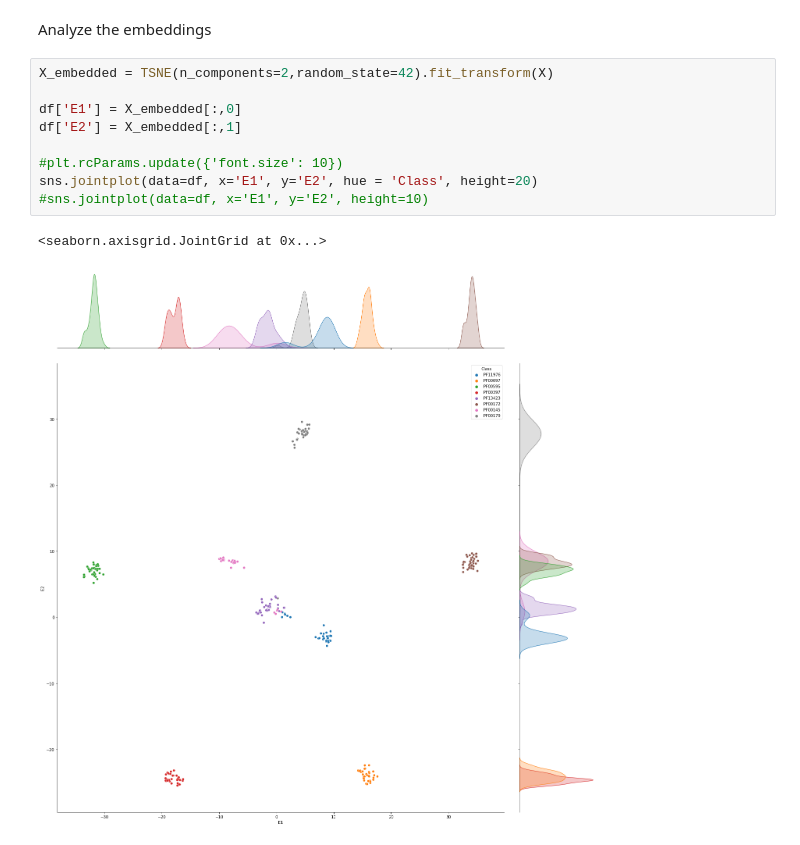
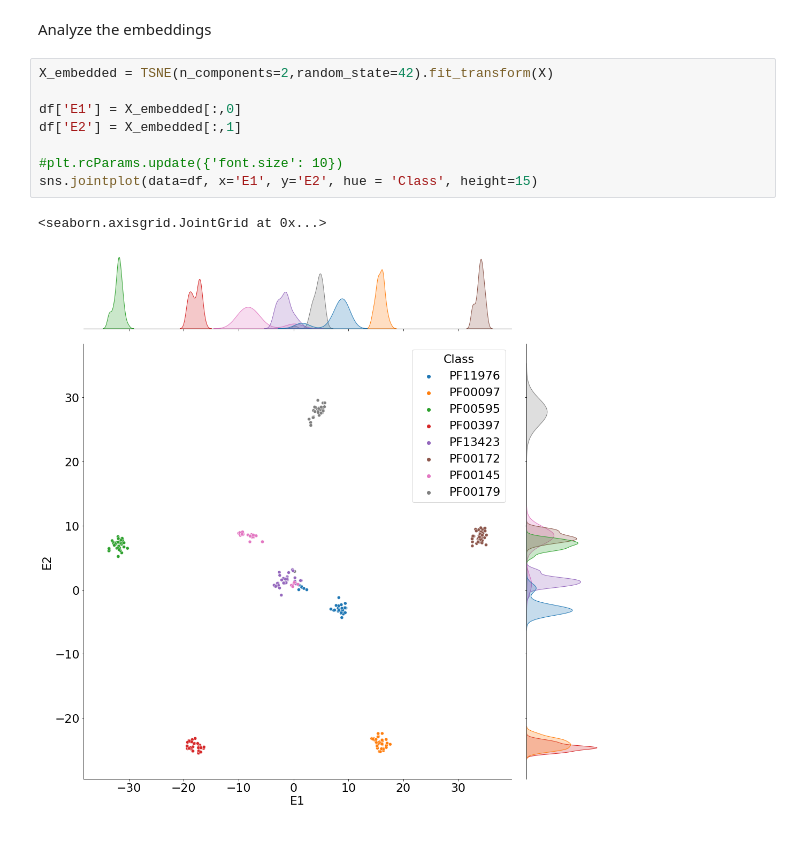
Before and after one commit to elolaine/AI4Biologists, a Jupyter notebook: notebooks/PLM.ipynb, the cells around one changed output. Drawn from its saved outputs; the diff is of its cells as text.

```diff
--- a/notebooks/PLM.ipynb
+++ b/notebooks/PLM.ipynb
@@ -104,15 +144,14 @@ Analyze the embeddings
 # %%
 X_embedded = TSNE(n_components=2,random_state=42).fit_transform(X)
 
 df['E1'] = X_embedded[:,0]
 df['E2'] = X_embedded[:,1]
 
 #plt.rcParams.update({'font.size': 10})
-sns.jointplot(data=df, x='E1', y='E2', hue = 'Class', height=20)
-#sns.jointplot(data=df, x='E1', y='E2', height=10)
+sns.jointplot(data=df, x='E1', y='E2', hue = 'Class', height=15)
 # %% [output]
 <seaborn.axisgrid.JointGrid at 0x...>
-[figure, old version]
+[figure, new version]
 # %%
 df_new = df[(df.E1.between(0,10)) & (df.E2.between(0,10))]
 df_new
```
Also changed, not shown: parts of 21 cells of this notebook.
